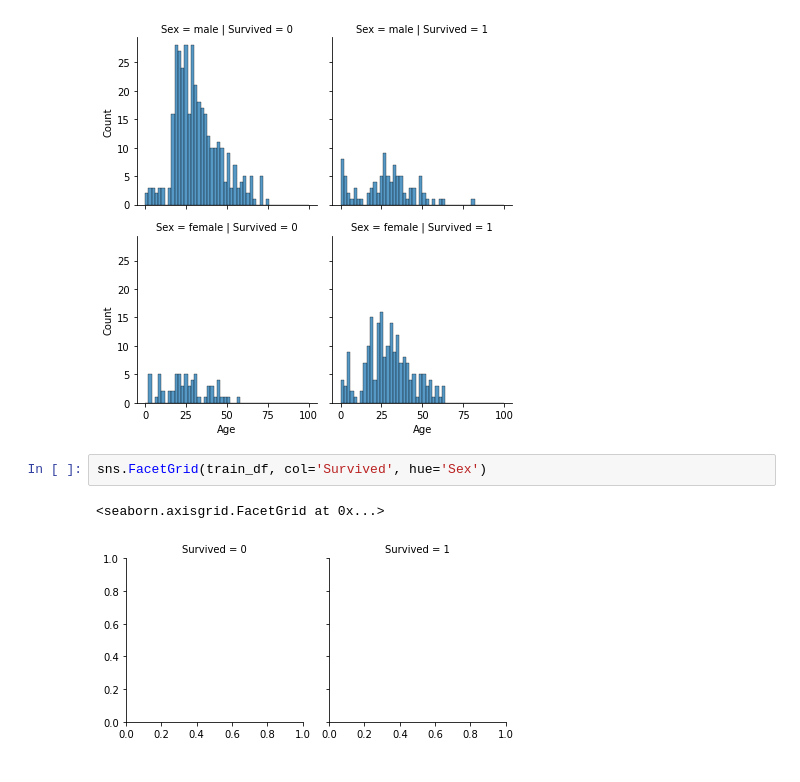
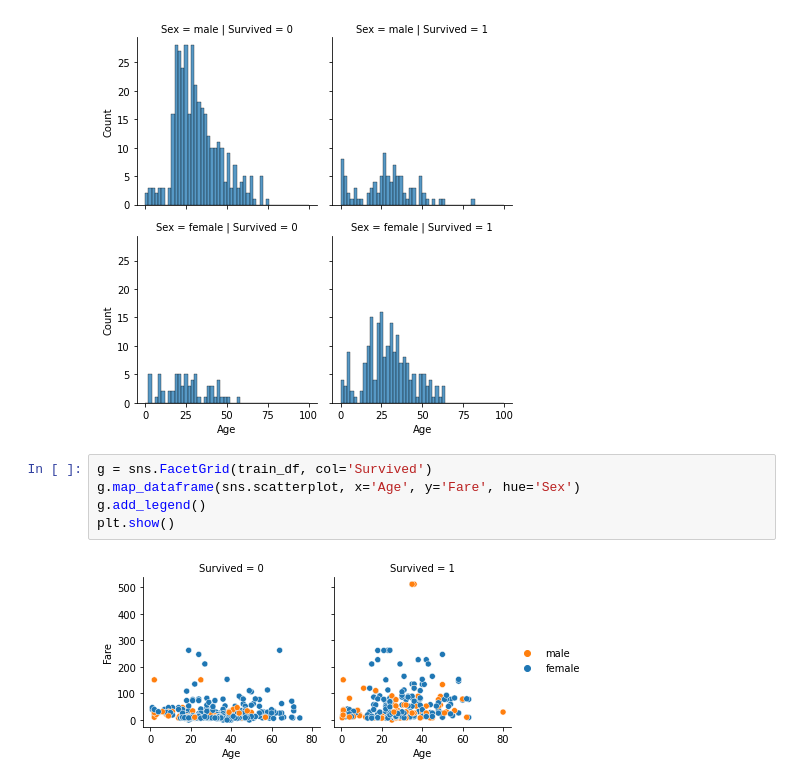
Before and after one commit to ParkSungHyon/kaggle_test, a Jupyter notebook: titanic/titanic_main.ipynb, the cells around one changed output. Cells and saved outputs as stored; diff of their text form.

```diff
--- a/titanic/titanic_main.ipynb
+++ b/titanic/titanic_main.ipynb
@@ -112,8 +112,10 @@ g.map(sns.histplot, 'Age', bins=10, binwidth=2, binrange=(0,99))
 # %% [output]
 <seaborn.axisgrid.FacetGrid at 0x...>
 [figure]
-# %%
-sns.FacetGrid(train_df, col='Survived', hue='Sex')
-# %% [output]
-<seaborn.axisgrid.FacetGrid at 0x...>
-[figure, removed]
+# %%
+g = sns.FacetGrid(train_df, col='Survived')
+g.map_dataframe(sns.scatterplot, x='Age', y='Fare', hue='Sex')
+g.add_legend()
+plt.show()
+# %% [output]
+[figure, added]
```
Also changed, not shown: parts of 1 cell of this notebook.
